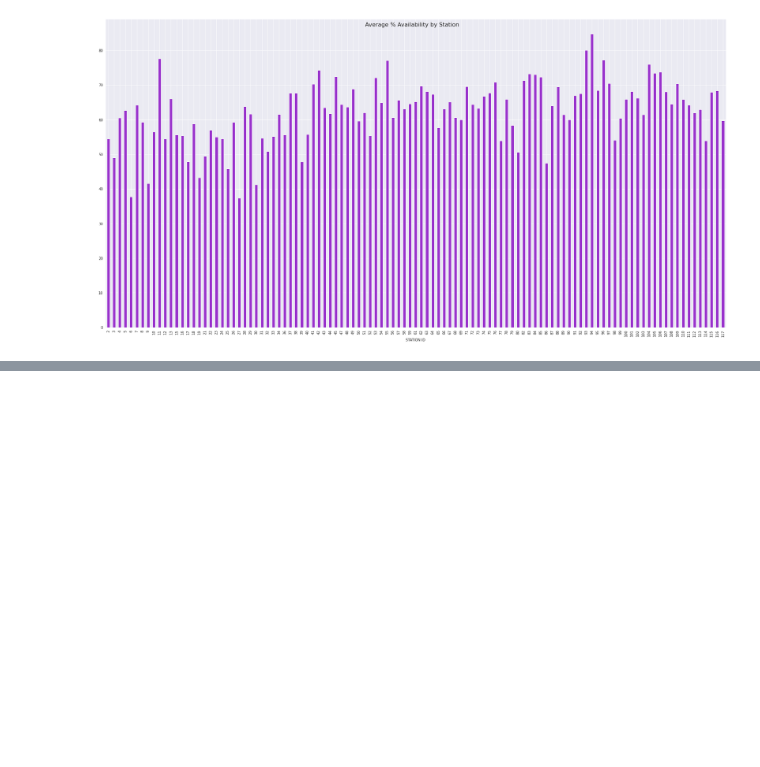
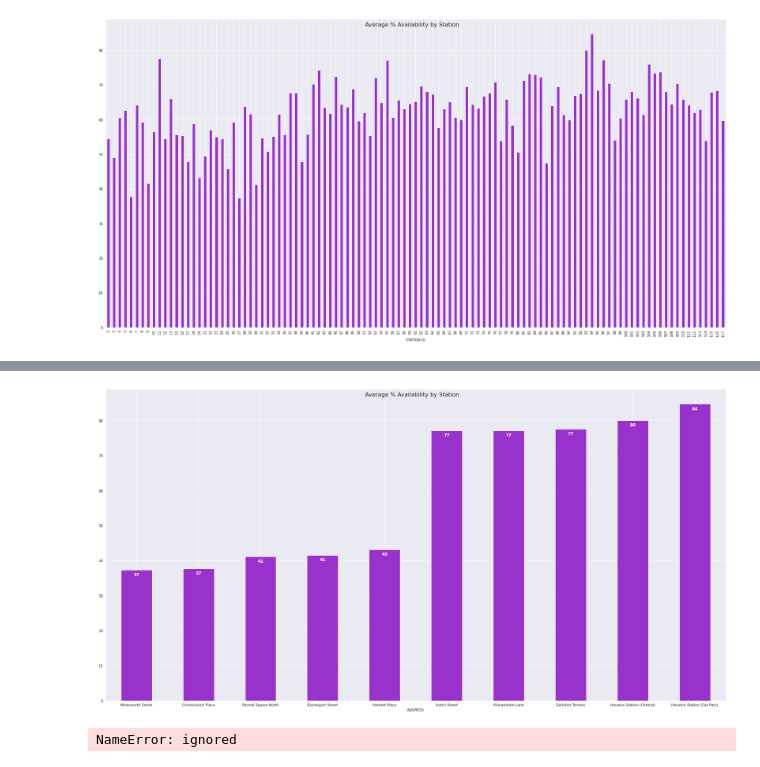
Before and after one commit to Matt-Toland/ProgrammingAssignment2, a Jupyter notebook: Dublin_Bike_Share.ipynb, the cells around one changed output, grey strips where cells are left out. Saved outputs shown, nothing was run; the diff lists cells and outputs as text; code cells hidden in the pictures; blank space fills up the shorter version.

```diff
--- a/Dublin_Bike_Share.ipynb
+++ b/Dublin_Bike_Share.ipynb
@@ -5,6 +5,8 @@ from google.colab import drive
 drive.mount('/content/gdrive')
 import pandas as pd
 import numpy as np
+# import geopandas as gpd
+# import plotly_express as px
 
 def read_and_merge_bike_weather_data(bike_data = '/content/gdrive/MyDrive/Bike Share/dublinbikes_20210401_20210701.csv',weather_data = '/content/gdrive/MyDrive/Bike Share/hly1752.csv'):
   bike_data = pd.read_csv(bike_data, usecols=['STATION ID', 'TIME', 'NAME', 'BIKE STANDS',
@@ -109,6 +111,16 @@ def add_columns_for_active_and_decomissioned_bikes_and_station_availability(data
 def subset_dataframe(df, start_date = df['TIME'].min(), end_date = df['TIME'].max()):
   df = df[(df['TIME']>pd.to_datetime(start_date)) & (df['TIME']<pd.to_datetime(end_date))]
   return df
+
+def subset_stationID(df, stationIds):
+  df = df[df['STATION ID'].isin(stationIds)]
+  return df
+
+def get_activity_by_day(df):
+  ActivityByDay = df.groupby([df['TIME'].dt.day_name(),'TIME'])['ACTIVE BIKES'].mean()
+  ActivityByDay.index.names=['Day of Week','TIME']
+  Mon = pd.Series(ActivityByDay.iloc[ActivityByDay.index.get_level_values('Day of Week') == 'Monday'].droplevel(0))
+  return ActivityByDay
 # %% [output]
 Drive already mounted at /content/gdrive; to attempt to forcibly remount, call drive.mount("/content/gdrive", force_remount=True).
 # %%
@@ -272,0 +347,25 @@ plt.show()
+# %%
+stationsOfInterest = subset_stationID(df, [94,93,11,96,55,19,9,30,6,27])
+
+Avg_Station_Availability = stationsOfInterest.groupby('ADDRESS')['STATION AVAILABILITY'].mean().sort_values()
+
+sns.set_style('darkgrid') # darkgrid, white grid, dark, white and ticks
+
+
+fig3, ax = plt.subplots( figsize = (25,13), sharex = True, tight_layout = True)
+fig3.suptitle('Average % Availability by Station', fontsize=16)
+Avg_Station_Availability.plot.bar( ax = ax, color = 'darkorchid')
+plt.xticks(rotation=0)
+rects = ax.patches
+
+# Make some labels.
+labels = Avg_Station_Availability.astype(int)
+
+for rect, label in zip(rects, labels):
+    height = rect.get_height()
+    ax.text(
+        rect.get_x() + rect.get_width() / 2, height - 2, label, ha="center", va="bottom", color='white', fontsize=12, weight = 'bold'
+    )
+plt.show()
+# %% [output]
+[figure, added]
@@ -272,0 +374,4 @@ plt.show()
+# %%
+ROI_map= gpd.read_file('/content/gdrive/MyDrive/Bike Share/ie_10km.shp')
+# %% [output]
+NameError: ignored
```
Also changed, not shown: parts of 17 cells of this notebook.
